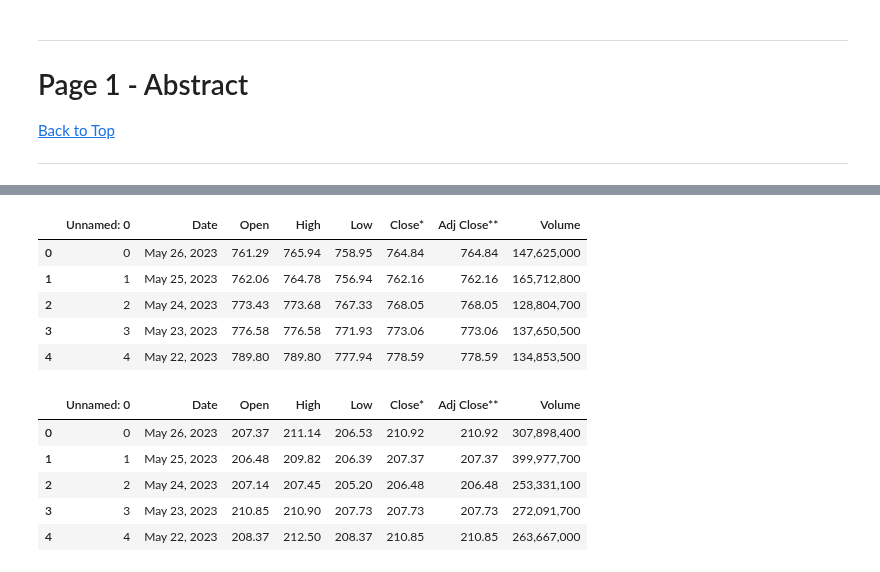
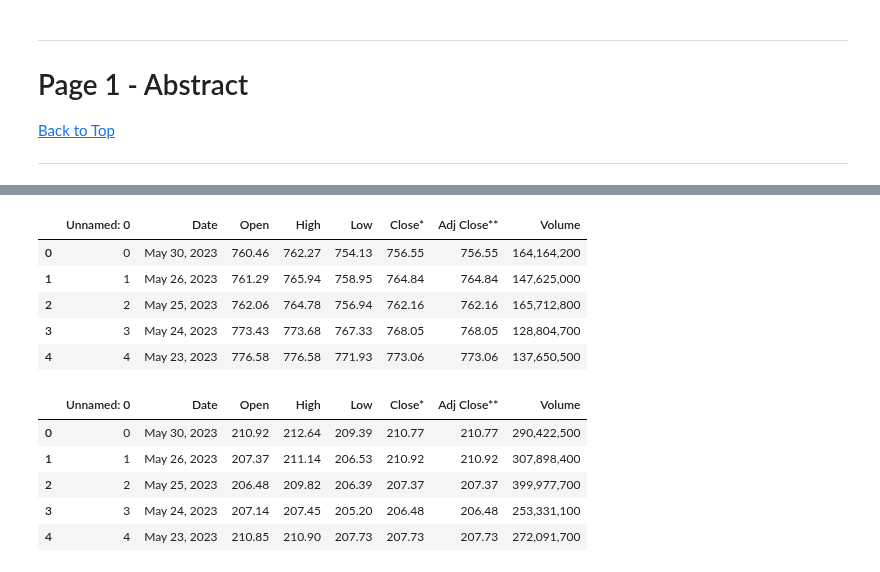
Before and after one commit to ChrisVerg/SmartInvest, a Jupyter notebook: Notebooks/JesusOrganize.ipynb, the cells around one changed output, grey strips where cells are left out. Saved outputs shown, nothing was run; the diff lists cells and outputs as text; code cells hidden in the pictures.

```diff
--- a/Notebooks/JesusOrganize.ipynb
+++ b/Notebooks/JesusOrganize.ipynb
@@ -67,0 +49,12 @@ plt.show()
+# %%
+import pandas as pd
+import numpy as np
+from scipy import stats
+from sklearn.model_selection import train_test_split
+from sklearn.linear_model import LinearRegression
+from sklearn.metrics import mean_squared_error, r2_score
+import matplotlib.pyplot as plt
+pd.set_option('display.max_columns',100)
+%matplotlib inline
+import seaborn as sns
+sns.set_style('darkgrid')
@@ -68,12 +69,12 @@ plt.show()
 # %%
-Consumer_Staples = pd.read_csv("C:/Users/Owner/Documents/GitHub/SmartInvest/Consumer_Staples.csv")
+ConStaples = pd.read_csv("C:/Users/Owner/Documents/GitHub/SmartInvest/Data/Consumer_Staples_JC.csv")
 # %%
-Consumer_Staples.head()
+ConStaples.head()
 # %% [output]
 |  | Unnamed: 0 | Date | Open | High | Low | Close* | Adj Close** | Volume |
-| 0 | 0 | May 26, 2023 | 761.29 | 765.94 | 758.95 | 764.84 | 764.84 | 147,625,000 |
-| 1 | 1 | May 25, 2023 | 762.06 | 764.78 | 756.94 | 762.16 | 762.16 | 165,712,800 |
-| 2 | 2 | May 24, 2023 | 773.43 | 773.68 | 767.33 | 768.05 | 768.05 | 128,804,700 |
-| 3 | 3 | May 23, 2023 | 776.58 | 776.58 | 771.93 | 773.06 | 773.06 | 137,650,500 |
-| 4 | 4 | May 22, 2023 | 789.80 | 789.80 | 777.94 | 778.59 | 778.59 | 134,853,500 |
+| 0 | 0 | May 30, 2023 | 760.46 | 762.27 | 754.13 | 756.55 | 756.55 | 164,164,200 |
+| 1 | 1 | May 26, 2023 | 761.29 | 765.94 | 758.95 | 764.84 | 764.84 | 147,625,000 |
+| 2 | 2 | May 25, 2023 | 762.06 | 764.78 | 756.94 | 762.16 | 762.16 | 165,712,800 |
+| 3 | 3 | May 24, 2023 | 773.43 | 773.68 | 767.33 | 768.05 | 768.05 | 128,804,700 |
+| 4 | 4 | May 23, 2023 | 776.58 | 776.58 | 771.93 | 773.06 | 773.06 | 137,650,500 |
 # %%
@@ -81,10 +82,10 @@ Communication_Services = pd.read_csv("C:/Users/Owner/Documents/GitHub/SmartInves
 # %%
-Communication_Services.head()
+CommS.head()
 # %% [output]
 |  | Unnamed: 0 | Date | Open | High | Low | Close* | Adj Close** | Volume |
-| 0 | 0 | May 26, 2023 | 207.37 | 211.14 | 206.53 | 210.92 | 210.92 | 307,898,400 |
-| 1 | 1 | May 25, 2023 | 206.48 | 209.82 | 206.39 | 207.37 | 207.37 | 399,977,700 |
-| 2 | 2 | May 24, 2023 | 207.14 | 207.45 | 205.20 | 206.48 | 206.48 | 253,331,100 |
-| 3 | 3 | May 23, 2023 | 210.85 | 210.90 | 207.73 | 207.73 | 207.73 | 272,091,700 |
-| 4 | 4 | May 22, 2023 | 208.37 | 212.50 | 208.37 | 210.85 | 210.85 | 263,667,000 |
+| 0 | 0 | May 30, 2023 | 210.92 | 212.64 | 209.39 | 210.77 | 210.77 | 290,422,500 |
+| 1 | 1 | May 26, 2023 | 207.37 | 211.14 | 206.53 | 210.92 | 210.92 | 307,898,400 |
+| 2 | 2 | May 25, 2023 | 206.48 | 209.82 | 206.39 | 207.37 | 207.37 | 399,977,700 |
+| 3 | 3 | May 24, 2023 | 207.14 | 207.45 | 205.20 | 206.48 | 206.48 | 253,331,100 |
+| 4 | 4 | May 23, 2023 | 210.85 | 210.90 | 207.73 | 207.73 | 207.73 | 272,091,700 |
 # %%
```
Also changed, not shown: parts of 28 cells of this notebook, 1 other file.
